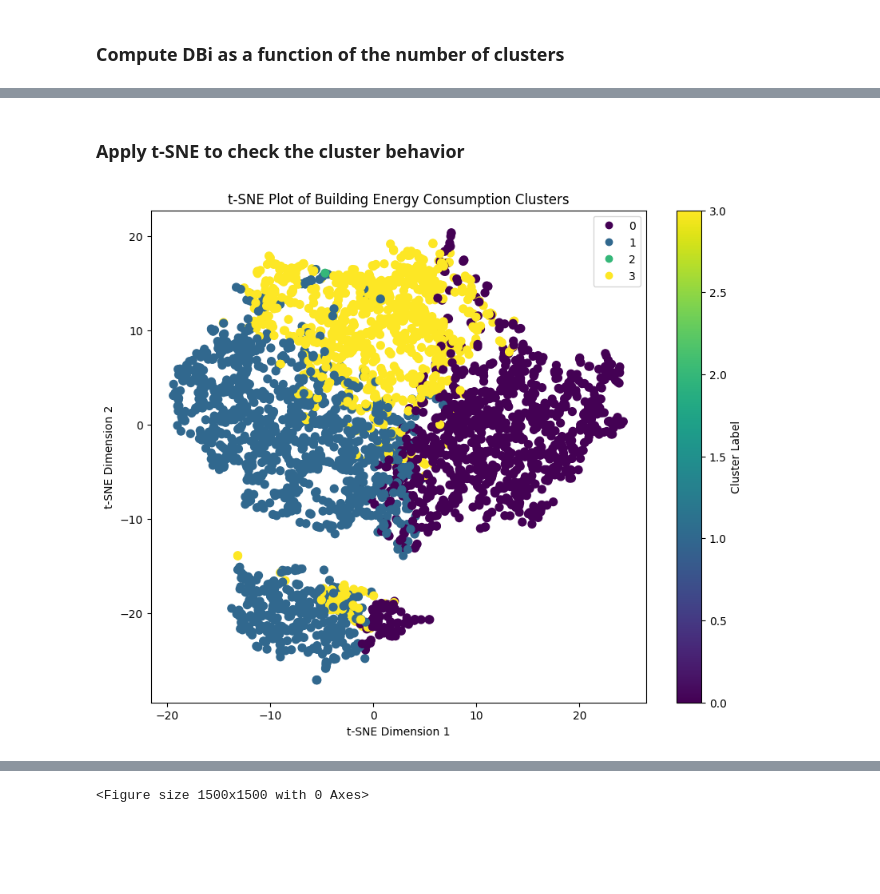
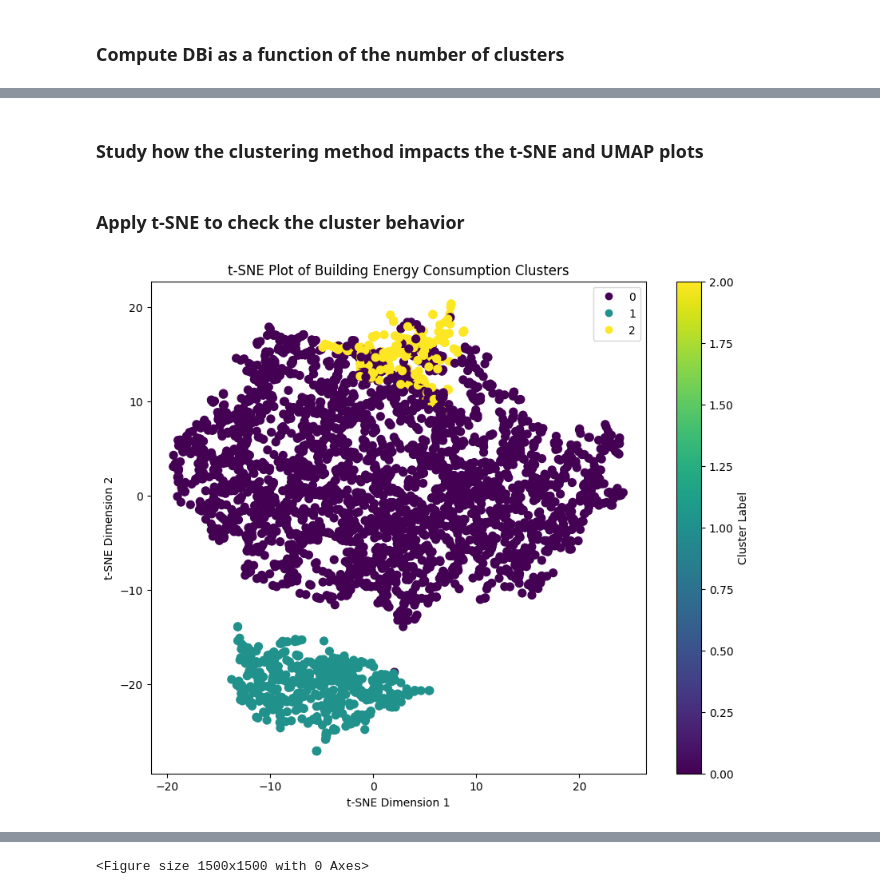
Before and after one commit to FLEX4AI/TRAIL24, a Jupyter notebook: centralized experiments/test_new_clustering.ipynb, the cells around one changed output, grey strips where cells are left out. Saved outputs shown, nothing was run; the diff lists cells and outputs as text; code cells hidden in the pictures; blank space fills up the shorter version.

Commit message:
end clustering

```diff
--- a/centralized experiments/test_new_clustering.ipynb
+++ b/centralized experiments/test_new_clustering.ipynb
@@ -417,47 +452,54 @@ plot_dbi_versus_Nclusters(dbi, max_k)
+# %% [markdown]
+### Study how the clustering method impacts the t-SNE and UMAP plots
 # %%
 # Standardize the data
-#scaler = StandardScaler()
-#data_scaled = scaler.fit_transform(df_aggregations.fillna(0))
+scaler = StandardScaler()
+data_scaled = scaler.fit_transform(df_aggregations.fillna(0))
 
 # Apply KMeans clustering
-final_kmeans = KMeans(n_clusters=4, random_state=42, n_init=10)
-final_kmeans.fit(df_aggregations)
+final_kmeans = KMeans(n_clusters=3, random_state=42, n_init=10)
+final_kmeans.fit(data_scaled)
 labels = final_kmeans.labels_
+# %%
+from sklearn.cluster import SpectralClustering
+
+spectral = SpectralClustering(n_clusters=3, affinity='nearest_neighbors', random_state=42)
+labels = spectral.fit_predict(data_scaled)
 # %% [markdown]
 ### Apply t-SNE to check the cluster behavior
 # %%
 # Apply t-SNE
 tsne = TSNE(n_components=3, perplexity=20, learning_rate=500 , n_iter=1000, random_state=42)
-tsne_results = tsne.fit_transform(df_aggregations)
+tsne_results = tsne.fit_transform(data_scaled)
 
 # Create a DataFrame with t-SNE results and cluster labels
 tsne_df = pd.DataFrame({
     't-SNE1': tsne_results[:, 0],
     't-SNE2': tsne_results[:, 1],
     't-SNE3': tsne_results[:, 2],
     'Cluster': labels
 })
 
 # Plotting
 plt.figure(figsize=(10, 8))
 scatter = plt.scatter(tsne_df['t-SNE1'], tsne_df['t-SNE2'], c=tsne_df['Cluster'], cmap='viridis', s=50)
 plt.title('t-SNE Plot of Building Energy Consumption Clusters')
 plt.xlabel('t-SNE Dimension 1')
 plt.ylabel('t-SNE Dimension 2')
 plt.legend(handles=scatter.legend_elements()[0], labels=set(labels))
 plt.colorbar(scatter, label='Cluster Label')
 plt.show()
 
 
 import plotly.express as px
 
 # Plotting with Plotly
 plt.figure(figsize=(15,15))
 fig = px.scatter_3d(tsne_df, x='t-SNE1', y='t-SNE2', z='t-SNE3', color='Cluster',
                     labels={'t-SNE1': 't-SNE Dimension 1', 't-SNE2': 't-SNE Dimension 2', 't-SNE3': 't-SNE Dimension 3'},
                     color_continuous_scale='Viridis')
 fig.show()
 # %% [output]
-[figure, old version]
+[figure, new version]
 [interactive output not drawn]
 <Figure size 1500x1500 with 0 Axes>
```
Also changed, not shown: parts of 16 cells of this notebook, 3 other files.
